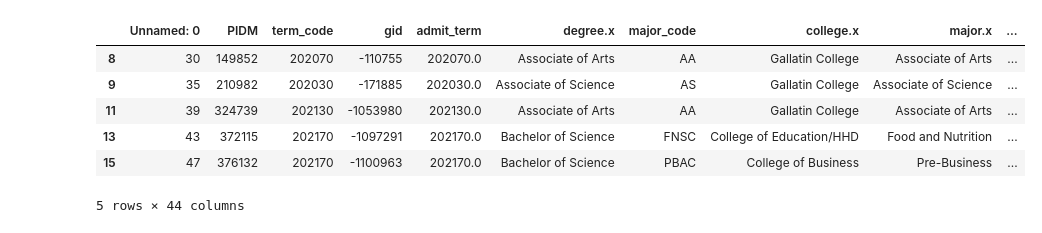
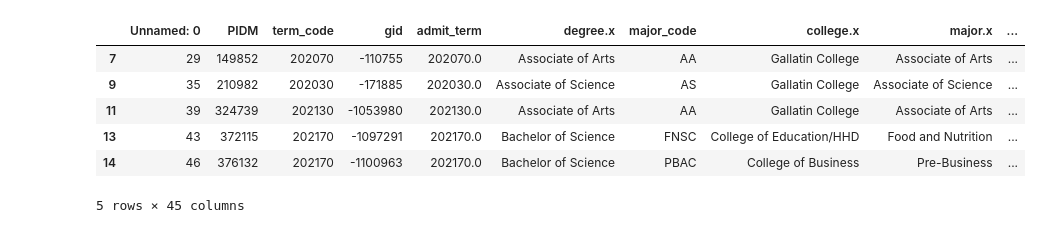
Before and after one commit to britrthompson/MSBA_Capstone, a Jupyter notebook: math_placement.ipynb, the cells around one changed output. Saved outputs shown, nothing was run; the diff lists cells and outputs as text; code cells hidden in the pictures.

```diff
--- a/math_placement.ipynb
+++ b/math_placement.ipynb
@@ -64,79 +66,81 @@ grade_mapping = {
 # Map the grades to their categories and append as a new column
 df_cleaned['grade_category'] = df_cleaned['grade'].map(grade_mapping)
 
-
 # Define base courses and adjust the list based on 'campus_code'
 base_courses = ['088', '216Q', '132', '161Q', '151Q', '165Q', '171Q']
 courses_to_check = ['105Q', '090', '121Q']
-
-# Define a function to determine the course level based on the course number and campus code
-for course in courses_to_check:
-    if df_cleaned[(df_cleaned['campus_code'] != 'ZGC') & (df_cleaned['course_number'] == course)].shape[0] > 0:
-        base_courses.append(course)
 
 # Define course combinations
 course_combinations = {
     'Combo1': ('005', '105Q'),
     'Combo2': ('063', '090'),
     'Combo3': ('021', '121Q')
 }
 
-# Map courses and combinations to levels
-course_levels = {
+# Define a function to determine the course number or combo based on the course number and campus code
+def determine_course_number(course_number, campus_code):
+    if campus_code == 'ZGC' and course_number in courses_to_check:
+        # Handle special cases for '105Q', '090', '121Q' based on 'campus_code'
+        for combo_name, combo_courses in course_combinations.items():
+            if course_number in combo_courses:
+                # Return the combo name as the updated course number
+                return combo_name
+    elif course_number in base_courses or course_number in courses_to_check:
+        # Return the original course number for base courses and courses_to_check
+        return course_number
+    # Return None for other courses to indicate they should be removed
+    return None
+
+# Apply the function to each row in df_cleaned to create a new 'course_number_updated' column
+df_cleaned['course_number_updated'] = df_cleaned.apply(lambda row: determine_course_number(row['course_number'], row['campus_code']), axis=1)
+
+# Drop rows where the course number is None
+df_cleaned = df_cleaned.dropna(subset=['course_number_updated'])
+
+# Define a dictionary to map course numbers to their corresponding course levels
+course_level_mapping = {
     '088': 100,
-    'Combo2': 100,  # ('063', '090')
-    'Combo1': 150,  # ('005', '105Q')
     '090': 150,
-    'Combo3': 250,  # ('021', '121Q')
     '105Q': 290,
+    '121Q': 300,
+    '132': 300,
+    '151Q': 400,
+    '161Q': 400,
+    '165Q': 500,
+    '171Q': 500,
     '216Q': 300,
-    '132': 300,
-    '121Q': 300,
-    '161Q': 400,
-    '151Q': 400,
-    '165Q': 500,
-    '171Q': 500
+    'Combo1': 150,
+    'Combo2': 100,
+    'Combo3': 250
 }
 
-# Function to determine course level based on the course number or combination
-def determine_course_level(course_number, campus_code):
-    # Handle special cases for '105Q', '090', '121Q' based on 'campus_code'
-    if course_number in ['105Q', '090', '121Q'] and campus_code == 'ZGC':
-        # Exclude these courses for ZGC campus
-        return None
-    for combo_name, combo_courses in course_combinations.items():
-        if course_number in combo_courses:
-            # Return the level for the course combination
-            return course_levels[combo_name]
-    # Return the level for individual courses
-    return course_levels.get(course_number)
+# Function to map course number to course level
+def map_course_level(course_number):
+    return course_level_mapping.get(course_number, None)
 
-# Apply the function to each row in df_cleaned to create a new 'course_level' column
-df_cleaned['course_level'] = df_cleaned.apply(lambda row: determine_course_level(row['course_number'], row['campus_code']), axis=1)
+# Apply the mapping function to create a new column 'course_level'
+df_cleaned['course_level'] = df_cleaned['course_number_updated'].apply(map_course_level)
 
-
-# Removing the last 4 characters of each value in 'test_score' column
-df_cleaned['test_score'] = df_cleaned['test_score'].astype(str).str[:-4]
 
 # Make sure the column names match in both dataframes before merging
 df_cleaned.rename(columns={'pidm': 'PIDM'}, inplace=True)
 
 # Create a new column to store the PIDM, course number, and term as a single string
 df_cleaned['PIDM_course_number_term'] = df_cleaned['PIDM'].astype(str) + '_' + df_cleaned['course_number'].astype(str) + '_' + df_cleaned['term'].astype(str)
 
 # Remove duplicates based on the new column
 df_cleaned = df_cleaned.drop_duplicates(subset='PIDM_course_number_term')
 
 # Display the cleaned and imputed dataframe
 df_cleaned.head()
 # %% [output]
 |  | Unnamed: 0 | PIDM | term_code | gid | admit_term | degree.x | major_code | college.x | major.x | ... |
-| 8 | 30 | 149852 | 202070 | -110755 | 202070.0 | Associate of Arts | AA | Gallatin College | Associate of Arts | ... |
+| 7 | 29 | 149852 | 202070 | -110755 | 202070.0 | Associate of Arts | AA | Gallatin College | Associate of Arts | ... |
 | 9 | 35 | 210982 | 202030 | -171885 | 202030.0 | Associate of Science | AS | Gallatin College | Associate of Science | ... |
 | 11 | 39 | 324739 | 202130 | -1053980 | 202130.0 | Associate of Arts | AA | Gallatin College | Associate of Arts | ... |
 | 13 | 43 | 372115 | 202170 | -1097291 | 202170.0 | Bachelor of Science | FNSC | College of Education/HHD | Food and Nutrition | ... |
-| 15 | 47 | 376132 | 202170 | -1100963 | 202170.0 | Bachelor of Science | PBAC | College of Business | Pre-Business | ... |
+| 14 | 46 | 376132 | 202170 | -1100963 | 202170.0 | Bachelor of Science | PBAC | College of Business | Pre-Business | ... |
-5 rows × 44 columns
+5 rows × 45 columns
 # %%
 
 # Convert 'term' to a numeric type to ensure correct sorting
```
Also changed, not shown: parts of 39 cells of this notebook, 1 other file.
